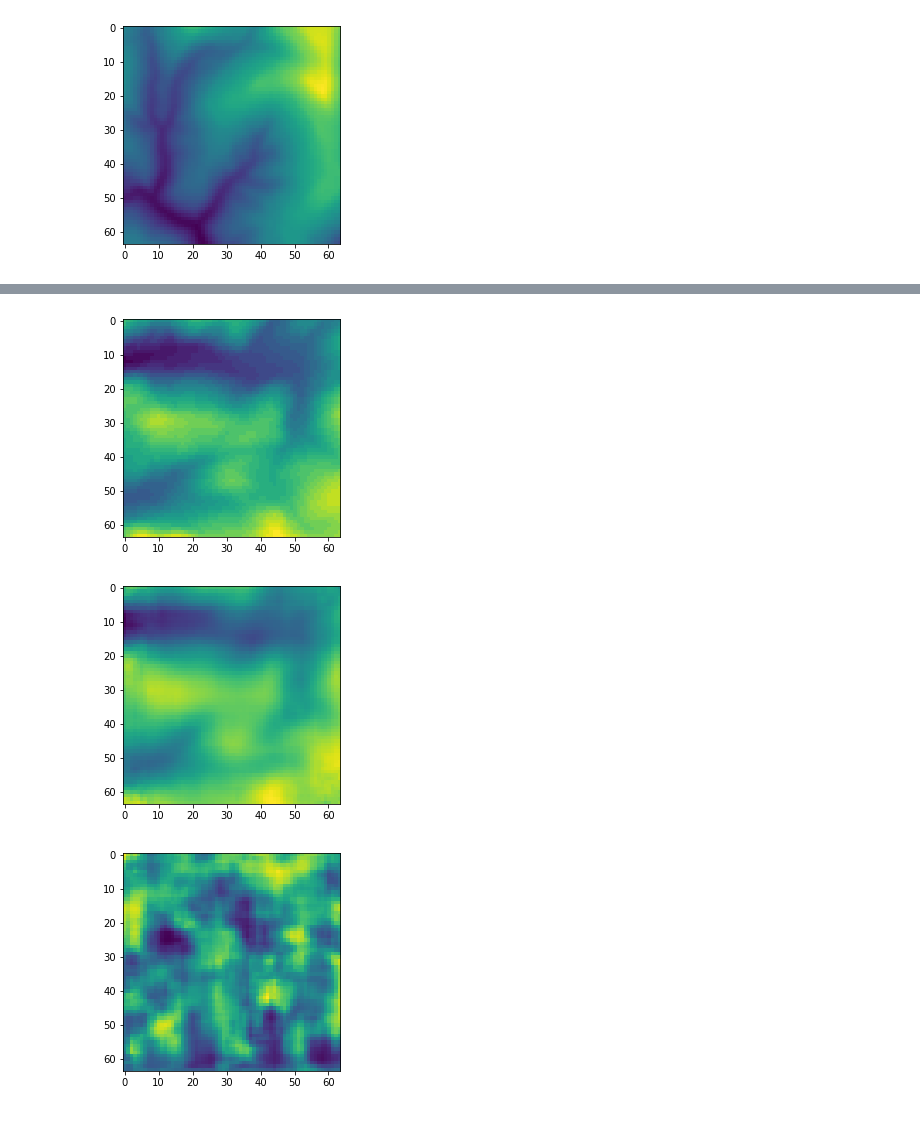
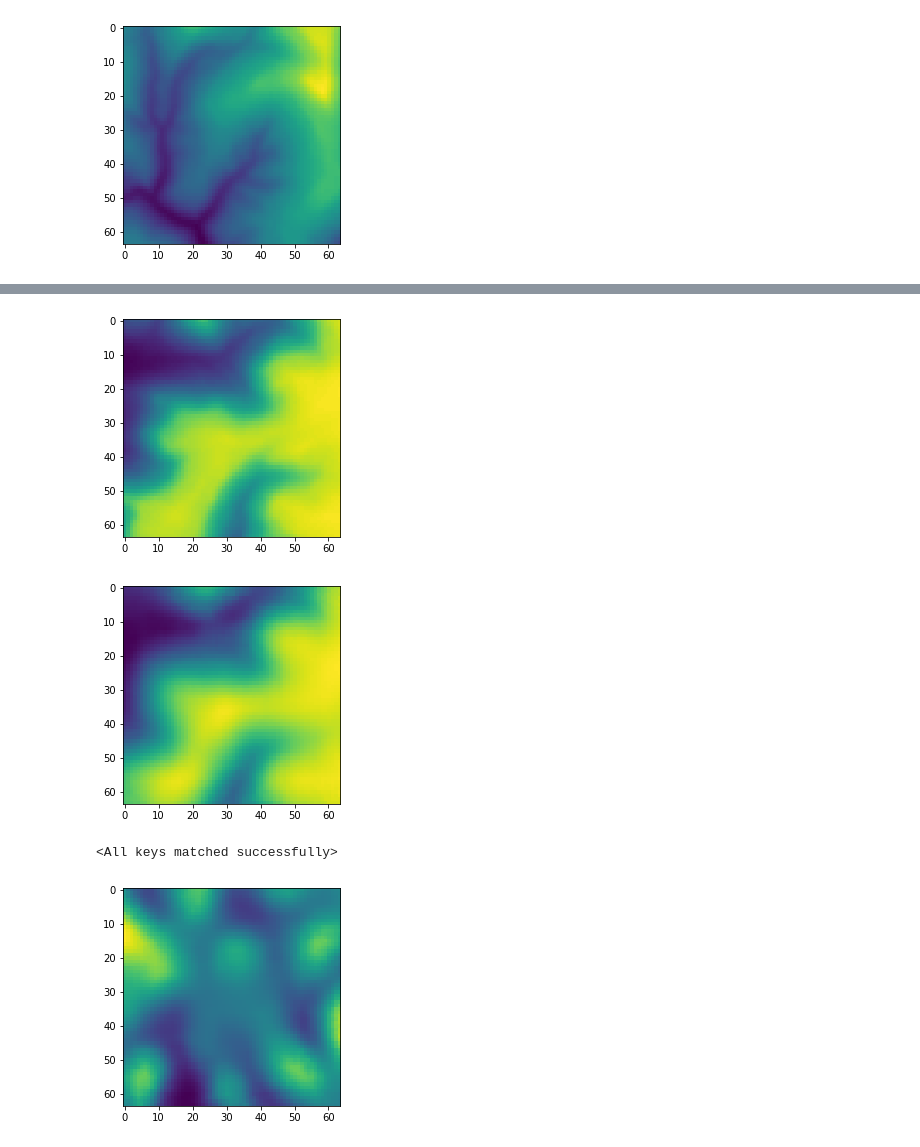
Before and after one commit to nikitakuchur/landscape-generator, a Jupyter notebook: conv_autoencoder.ipynb, the cells around one changed output, grey strips where cells are left out. Cells and saved outputs as stored; diff of their text form; code cells hidden in the pictures.

Commit message:
Updated conv autoencoder

```diff
--- a/conv_autoencoder.ipynb
+++ b/conv_autoencoder.ipynb
@@ -21,7 +21,7 @@ class ImagesDataset(Dataset):
         return item.view(1, 64, 64)
 
     def __len__(self):
-        return 100#len(self.img_names)
+        return len(self.img_names)
 # %%
 import matplotlib.pyplot as plt
 
@@ -38,14 +38,20 @@ class Autoencoder(nn.Module):
         super(Autoencoder, self).__init__()
 
         # Encoder specification
-        self.enc_cnn_1 = nn.Conv2d(1, 128, 3, padding=1)
-        self.enc_cnn_2 = nn.Conv2d(128, 64, 3, padding=1)
-        self.enc_cnn_3 = nn.Conv2d(64, 4, 3, padding=1)
+        self.enc_cnn_1 = nn.Conv2d(1, 32, 3, padding=1)
+        self.enc_cnn_2 = nn.Conv2d(32, 64, 3, padding=1)
+        self.enc_cnn_3 = nn.Conv2d(64, 128, 3, padding=1)
+        self.enc_cnn_4 = nn.Conv2d(128, 256, 3, padding=1)
+
+        self.enc_linear_1 = nn.Linear(4096, 64)
 
         # Decoder specification
-        self.dec_cnn_1 = nn.ConvTranspose2d(4, 64, 3, stride=1, padding=1)
-        self.dec_cnn_2 = nn.ConvTranspose2d(64, 128, 3, stride=1, padding=1)
-        self.dec_cnn_3 = nn.ConvTranspose2d(128, 1, 3, stride=1, padding=1)
+        self.dec_linear_1 = nn.Linear(64, 4096)
+
+        self.dec_cnn_1 = nn.Conv2d(256, 128, 3, padding=1)
+        self.dec_cnn_2 = nn.Conv2d(128, 64, 3, padding=1)
+        self.dec_cnn_3 = nn.Conv2d(64, 32, 3, padding=1)
+        self.dec_cnn_4 = nn.Conv2d(32, 1, 3, padding=1)
 
     def encode(self, data):
         code = self.enc_cnn_1(data)
@@ -56,17 +62,29 @@ class Autoencoder(nn.Module):
 
         code = self.enc_cnn_3(code)
         code = F.relu(F.max_pool2d(code, 2))
+
+        code = self.enc_cnn_4(code)
+        code = F.relu(F.max_pool2d(code, 2))
+
+        code = code.view(code.size(0), -1)
+        code = self.enc_linear_1(code)
         return code
 
     def decode(self, code):
-        out = F.interpolate(code, 16)
+        out = self.dec_linear_1(code)
+        out = out.view(out.size(0), 256, 4, 4)
+
+        out = F.interpolate(out, 8)
         out = F.relu(self.dec_cnn_1(out))
 
-        out = F.interpolate(out, 32)
+        out = F.interpolate(out, 16)
         out = F.relu(self.dec_cnn_2(out))
 
+        out = F.interpolate(out, 32)
+        out = F.relu(self.dec_cnn_3(out))
+
         out = F.interpolate(out, 64)
-        out = torch.sigmoid(self.dec_cnn_3(out))
+        out = torch.sigmoid(self.dec_cnn_4(out))
         return out
 
     def forward(self, data):
@@ -119,22 +130,24 @@ epoch=5094, loss=tensor(3.9
 # %%
-img = dataset[200]
+img = dataset[458]
 x = img.cuda()
 plt.imshow(img.view(64, 64))
 plt.show()
 output = net(x.view(-1, 1, 64, 64))
 plt.imshow(output.view(64, 64).cpu().detach().numpy())
 plt.show()
 # %% [output]
-[figure, old version]
+[figure, new version]
-[figure, old version]
+[figure, new version]
 # %%
 #torch.save(net.state_dict(), './conv_autoencoder_save')
 # %%
 net.load_state_dict(torch.load('./conv_autoencoder_save'))
+# %% [output]
+<All keys matched successfully>
 # %%
-code = torch.rand(1, 4, 8, 8).cuda()
-output = net.decode(code)
+code = torch.rand(64).cuda()
+output = net.decode(code.view(1, 64))
 plt.imshow(output.view(64, 64).cpu().detach().numpy())
 plt.show()
 # %% [output]
-[figure, old version]
+[figure, new version]
```
Also changed, not shown: parts of 2 cells of this notebook, 1 other file.
